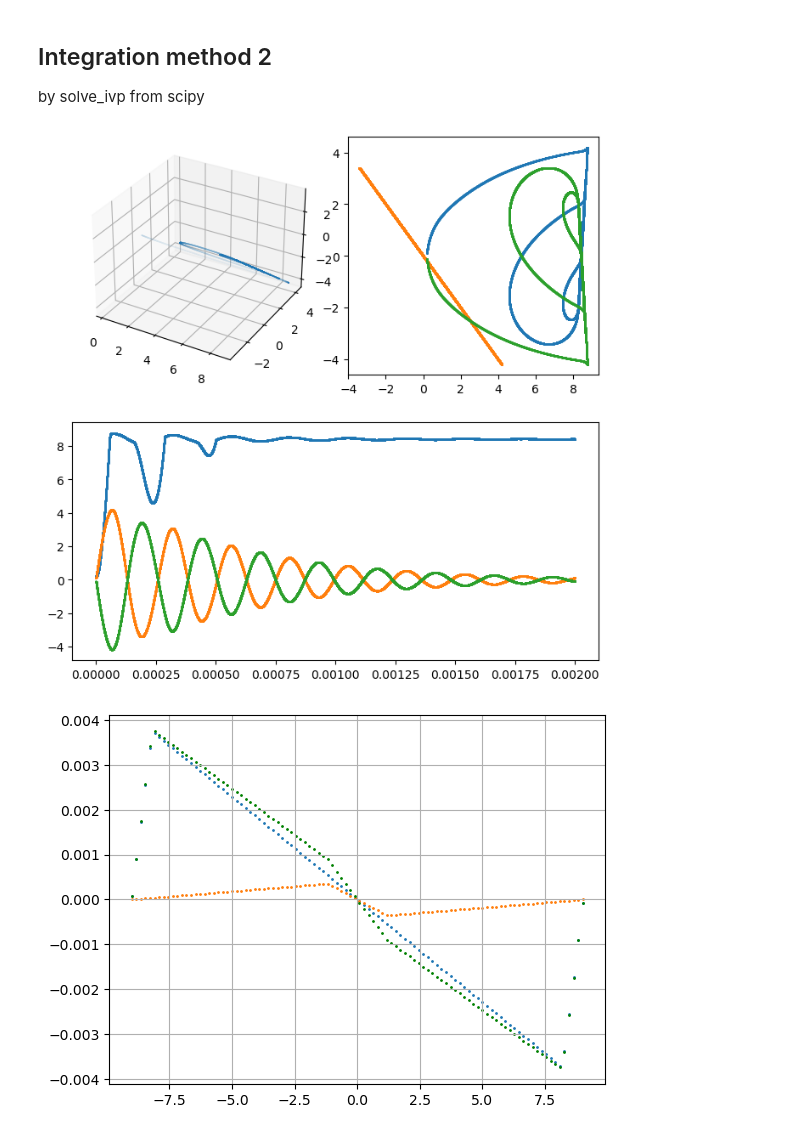
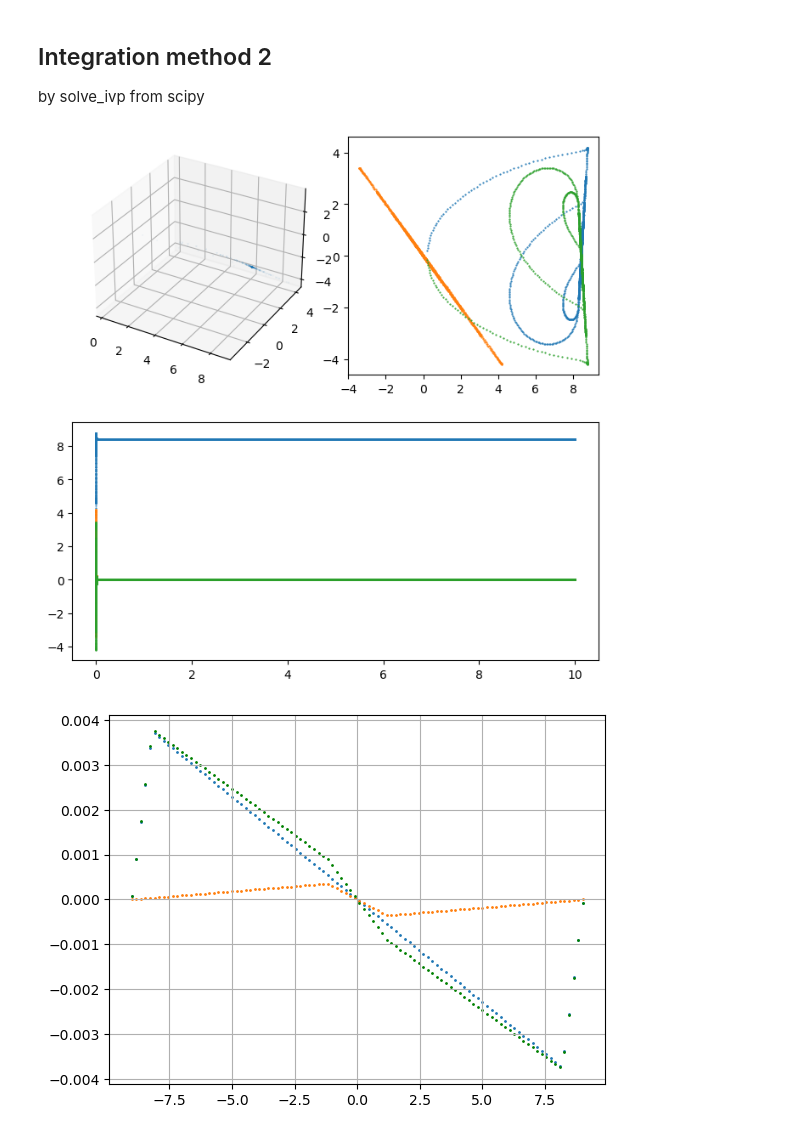
Before and after one commit to Chwanhee/Metrology, a Jupyter notebook: Report_2/Autonomous_Chua.ipynb, the cells around one changed output. Cells and saved outputs as stored; diff of their text form; code cells hidden in the pictures.

```diff
--- a/Report_2/Autonomous_Chua.ipynb
+++ b/Report_2/Autonomous_Chua.ipynb
@@ -241,40 +243,40 @@ exterior = [((A-1)*R4+R6)/(R4*(R4+(1+A)*R6))
             ,(R4+(1+A)*R6)/(A*(R4+R6))*E]
 circ = [R,C1,C2,L,F,freq]
 
-t_span = (0,0.002)
-t_eval = np.linspace(*t_span,int(1e5)) # No need to be so fine like here.
+t_span = (0,10)
+t_eval = np.linspace(*t_span,int(1e7)) # No need to be so fine like here.
 xyz0 = [0.2,.108,0.01] # Recall that z is in Amperes (a large unit).
 solution = solve_ivp(sys_DE,t_span,xyz0,t_eval=t_eval,first_step=1e-7,
                      args=[interior,exterior,circ])
 
 x_sol = solution.y[0]
 y_sol = solution.y[1]
 z_sol = solution.y[2]
 time = solution.t
 
 x_sol,y_sol,z_sol,time = standardise(x_sol,y_sol,z_sol,time)
 
 # Plot the solutions
 
 fig = plt.figure(figsize=(8,8))
 grid = gs.GridSpec(2,2,wspace=0.1,)
 
 axs1 = fig.add_subplot(grid[0,0], projection='3d')
 axs2 = plt.subplot(grid[0,1])
 axs3 = plt.subplot(grid[1,:])
 
 axs1.scatter(x_sol[::10],y_sol[::10],z_sol[::10]
                ,s=0.003
                )
 
 axs2.scatter(x_sol,y_sol,s=0.3)
 axs2.scatter(y_sol,z_sol,s=0.3)
 axs2.scatter(x_sol,z_sol,s=0.3)
 
 for var in [x_sol,y_sol,z_sol]:
     axs3.scatter(time, var,s=0.3)
 # %% [output]
-[figure, old version]
+[figure, new version]
 # %%
 # Check Diode function
 
```
Also changed, not shown: parts of 2 cells of this notebook.
